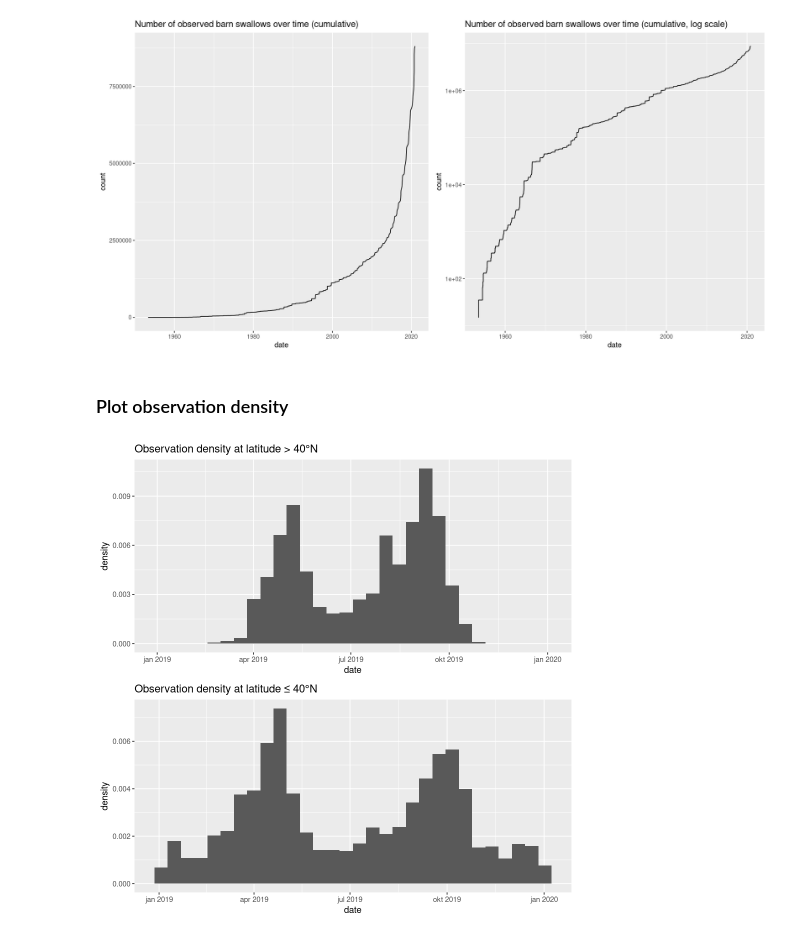
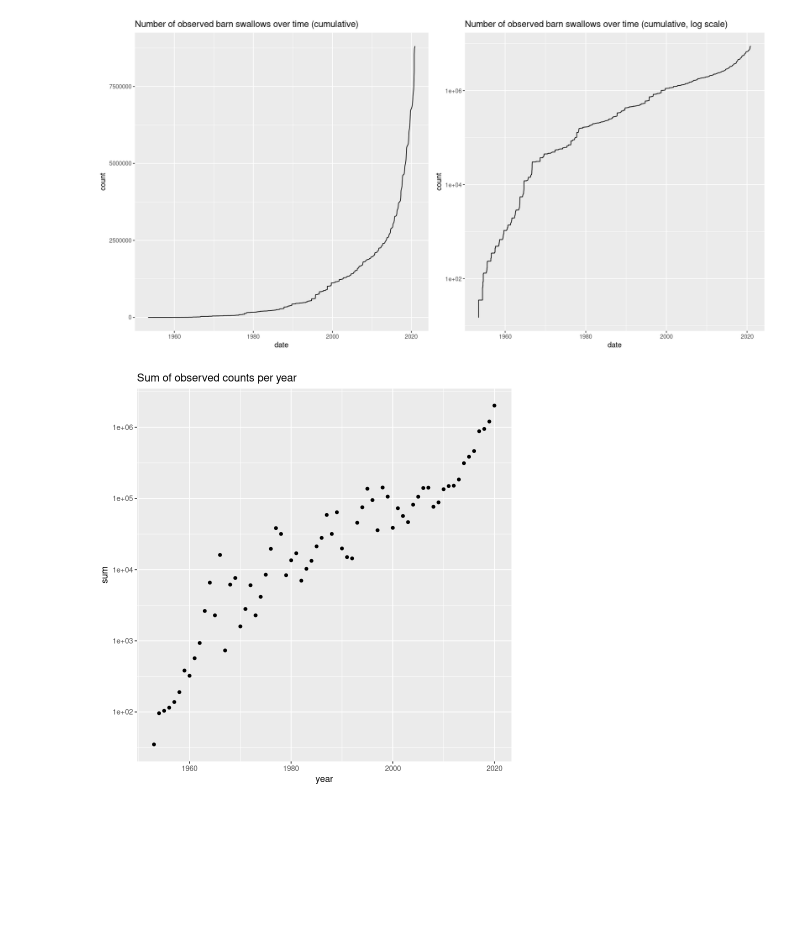
Before and after one commit to nimobeeren/2IMV20, a Jupyter notebook: InfoVis/scripts/ebird/playground.ipynb, the cells around one changed output. Cells and saved outputs as stored; diff of their text form; code cells hidden in the pictures; blank space fills up the shorter version.

```diff
--- a/InfoVis/scripts/ebird/playground.ipynb
+++ b/InfoVis/scripts/ebird/playground.ipynb
@@ -6,5 +23,5 @@ select <- dplyr::select
 # %%
-ebd_raw <- read.csv("../../app/public/data/ebird/output/ebd_export.csv", header = FALSE, col.names = c("date", "lat", "lon", "count"))
+ebd_raw <- read.csv("../../app/public/data/ebird/ebd_export.csv", header = FALSE, col.names = c("date", "lat", "lon", "count"))
 
 # convert dates from numbers to dates
 ebd <- ebd_raw %>%
@@ -42,30 +104,18 @@ options(repr.plot.width=14, repr.plot.height=7)
 grid.arrange(plot_linear, plot_log, ncol=2)
 # %% [output]
 [figure]
-# %% [markdown]
-### Plot observation density
-# %%
-ebd_2019 <- ebd %>% filter(year(date) == 2019)
-
-ebd_north <- ebd_2019 %>%
-    filter(lat > 40) %>%
-    group_by(date) %>%
-    summarize(count_day_sum = sum(count), .groups="drop")
-
-ebd_south <- ebd_2019 %>%
-    filter(lat <= 40) %>%
-    group_by(date) %>%
-    summarize(count_day_sum = sum(count), .groups="drop")
-
-plot_north <- ggplot(ebd_north) +
-    geom_histogram(aes(x=date, y=..density.., weight=count_day_sum), bins=30) +
-    labs(title="Observation density at latitude > 40°N")
-
-plot_south <- ggplot(ebd_south) +
-    geom_histogram(aes(x=date, y=..density.., weight=count_day_sum), bins=30) +
-    labs(title="Observation density at latitude ≤ 40°N")
-
-options(repr.plot.width=8, repr.plot.height=8)
-grid.arrange(plot_north, plot_south)
-# %% [output]
-[figure, removed]
+# %%
+ebd_month_sum <- ebd %>%
+    mutate(
+        year = floor_date(date, unit="year")
+    ) %>%
+    group_by(year) %>%
+    summarize(sum = sum(count), .groups="drop") %>%
+    arrange(desc(sum))
+
+ggplot(ebd_month_sum, aes(x=year, y=sum)) +
+    scale_y_log10() +
+    geom_point() +
+    labs(title="Sum of observed counts per year")
+# %% [output]
+[figure, added]
```
Also changed, not shown: parts of 20 cells of this notebook.
